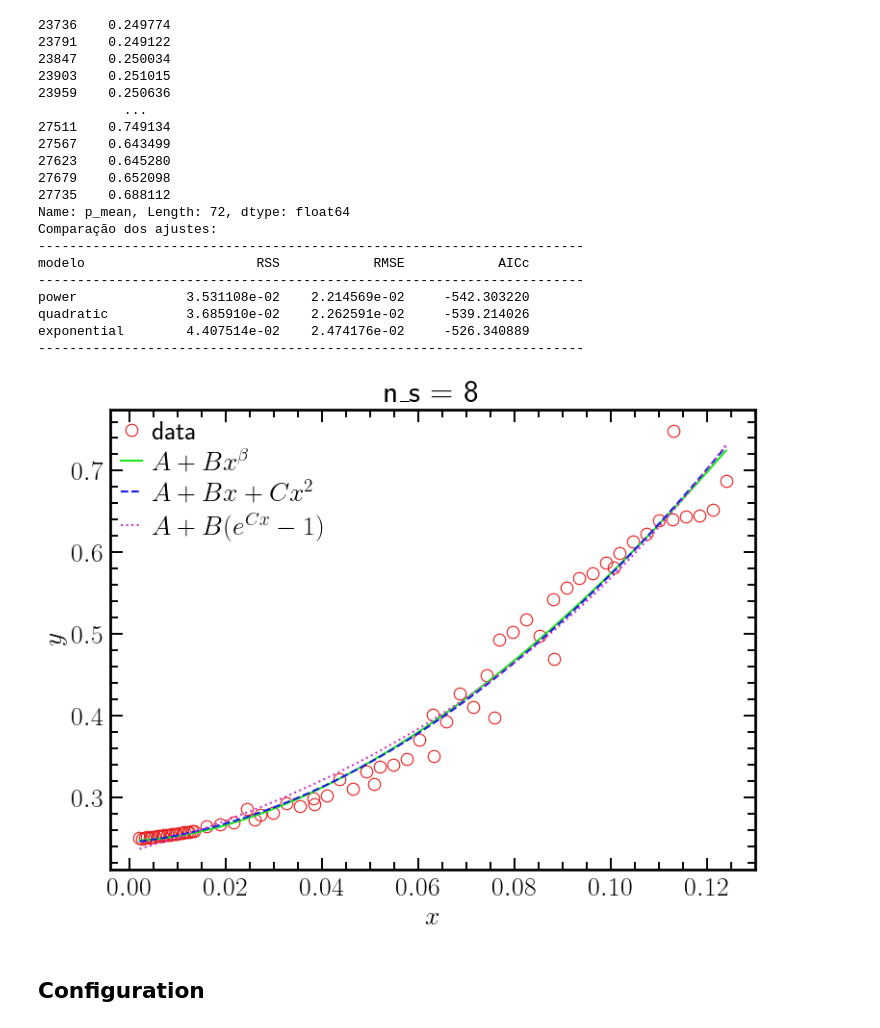
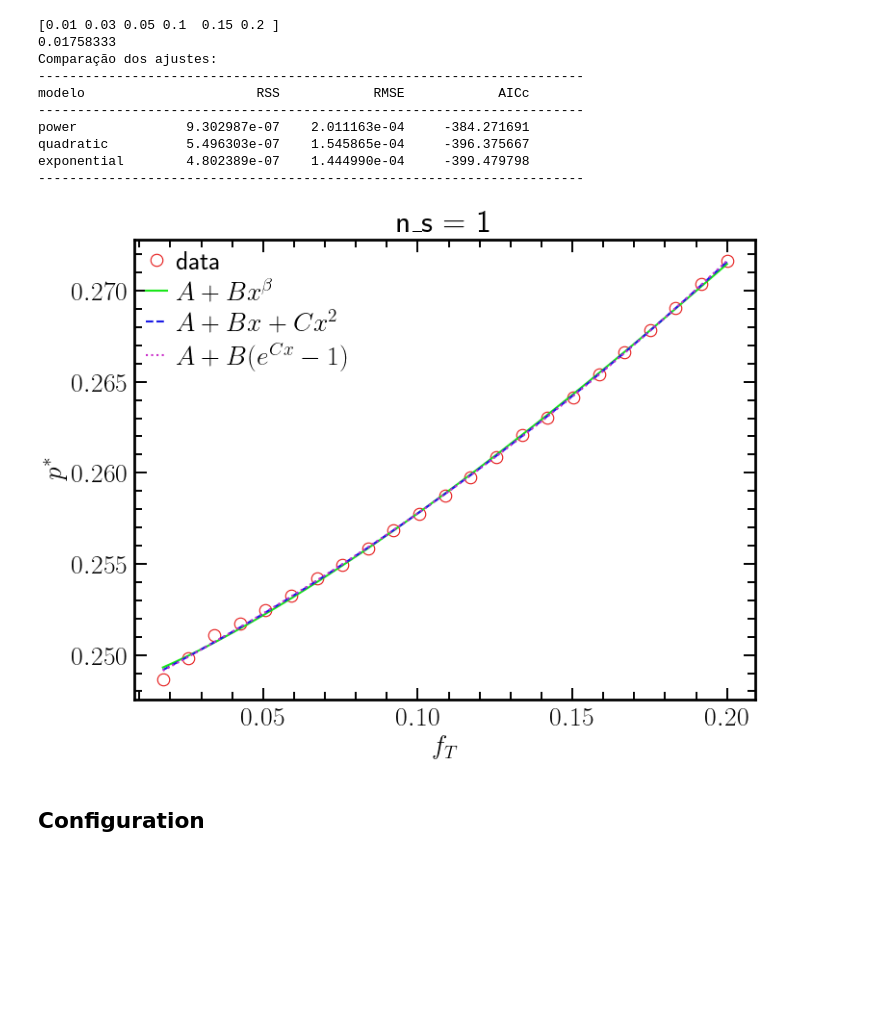
Before and after one commit to JuniorAlencar/self_organization_percolation, a Jupyter notebook: jupyter/study.ipynb, the cells around one changed output. Saved outputs shown, nothing was run; the diff lists cells and outputs as text; code cells hidden in the pictures; blank space fills up the shorter version.

```diff
--- a/jupyter/study.ipynb
+++ b/jupyter/study.ipynb
@@ -21,7 +21,7 @@ create_folder(results_folder)
 # %%
 df = pd.read_csv("../SOP_data/all_data.dat", sep=' ')
 df = df.dropna()
-df = df[df['N_samples']==df['N_samples_perc']]
+df = df[df['N_samples']==df['N_samples_perc']].reset_index(drop=True)
 df
 # %% [output]
 |  | type_perc | dim | L | f_T | c | nc | rho | p0 | P0 | order | N_samples | ... |
@@ -292,8 +292,8 @@ def compare_fits(x, y, ns):
         label=r"$A + B(e^{Cx}-1)$"
     )
 
-    plt.xlabel(r"$x$")
-    plt.ylabel(r"$y$")
+    plt.xlabel(r"$f_T$")
+    plt.ylabel(r"$p^*$")
     plt.legend()
     plt.tight_layout()
     plt.title(f"n_s = {ns}")
@@ -303,60 +303,51 @@ def compare_fits(x, y, ns):
 # %%
 L_lst = [256, 512, 1024]
 #L_lst = [256]
-c = 0.05
+c = 0.03
 nc_lst = [1, 2, 4, 8]
 p0 = 0.6
 P0 = 0.1
-nc = 8
+nc = 1
 rho = 1/nc
 dim = 3
 f_TMAX = 0.25
-
+c_lst = df['c'].unique()
+print(c_lst)
 L = 1024
 
 df_b = df[(df['nc']==nc) & (df['L']==L) & (df['c']==c) & (df['type_perc']=='bond') &
             (df['p0']==p0) & (df['P0']==P0) & (df['order']==1) & (df['rho']==rho) & (df['dim']==dim)].sort_values('f_T')
 #df_b = df_b[df_b['f_T']<=f_TMAX]
 
 
 df_plot = df_b.sort_values("f_T").copy()
 df_plot = df_plot[(df_plot["p_mean"] >= 0) & (df_plot["p_mean"] <= 1)]
 df_plot = df_plot[df_plot["N_samples_perc"] >= 5]
 df_plot = df_plot[df_plot["p_mean"] < 0.85]  # se quiser remover regime saturado
 
 idx = df_plot.index[df_plot["p_mean"] >= 0.85]
 if len(idx) > 0:
     idx_cut = idx[0]
     df_trunc = df_plot.loc[:idx_cut].copy()
 else:
     df_trunc = df_plot.copy()
 
 x = df_trunc['f_T'] #f_t
 y = df_trunc['p_mean'] #p_t
-print(y)
+print(min(x))
 results = compare_fits(x, y, nc)
 # %% [output]
-23736    0.249774
-23791    0.249122
-23847    0.250034
-23903    0.251015
-23959    0.250636
-           ...
-27511    0.749134
-27567    0.643499
-27623    0.645280
-27679    0.652098
-27735    0.688112
-Name: p_mean, Length: 72, dtype: float64
+[0.01 0.03 0.05 0.1  0.15 0.2 ]
+0.01758333
 Comparação dos ajustes:
 ----------------------------------------------------------------------
 modelo                      RSS            RMSE            AICc
 ----------------------------------------------------------------------
-power              3.531108e-02    2.214569e-02     -542.303220
-quadratic          3.685910e-02    2.262591e-02     -539.214026
-exponential        4.407514e-02    2.474176e-02     -526.340889
+power              9.302987e-07    2.011163e-04     -384.271691
+quadratic          5.496303e-07    1.545865e-04     -396.375667
+exponential        4.802389e-07    1.444990e-04     -399.479798
 ----------------------------------------------------------------------
-[figure, old version]
+[figure, new version]
 # %% [markdown]
 ## Configuration
 # %%
```
Also changed, not shown: parts of 4 cells of this notebook, 15 other files.
